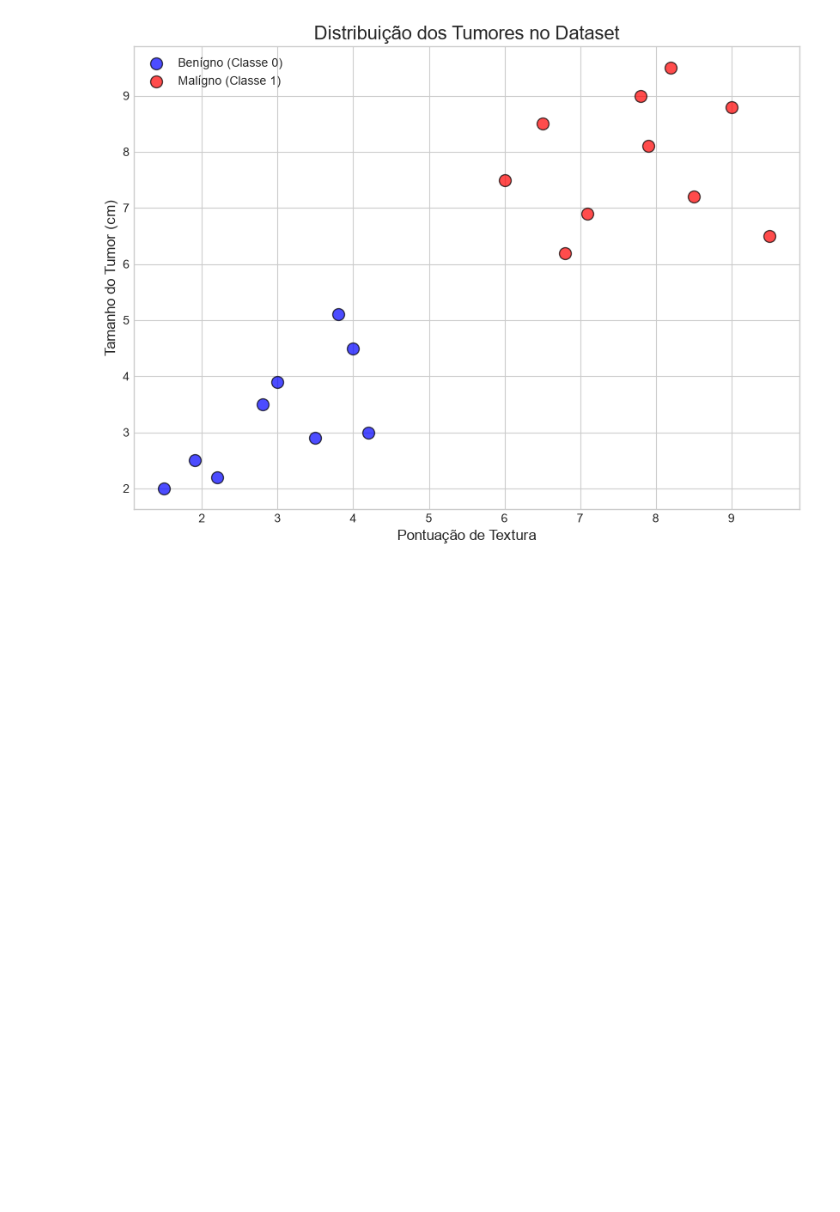
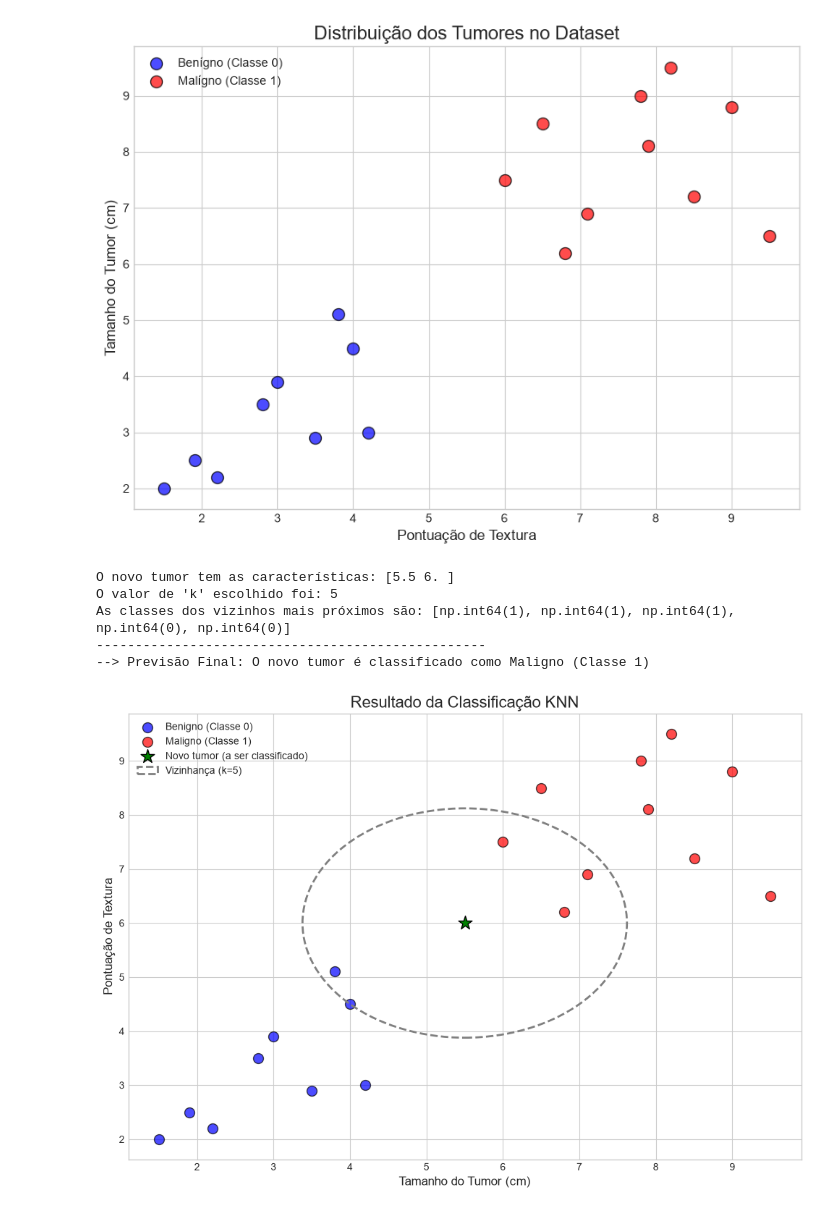
Before and after one commit to BrunoozL/Aprendizagem-De-Maquina, a Jupyter notebook: semana8/knn.ipynb, the cells around one changed output. Saved outputs shown, nothing was run; the diff lists cells and outputs as text; code cells hidden in the pictures; blank space fills up the shorter version.

```diff
--- a/semana8/knn.ipynb
+++ b/semana8/knn.ipynb
@@ -42,0 +87,55 @@ plt.show()
+# %%
+# Ponto que queremos classificar
+novo_tumor = np.array([5.5, 6.0])
+k = 5
+
+# Encontra os vizinhos e faz a previsão
+vizinhos_proximos = encontrar_vizinhos(X_train, y_train, novo_tumor, k)
+previsao_final = prever_classificacao(vizinhos_proximos)
+
+# Mapeia o resultado para um texto explicativo
+resultado_texto = "Benigno" if previsao_final == 0 else "Maligno"
+
+print(f"O novo tumor tem as características: {novo_tumor}")
+print(f"O valor de 'k' escolhido foi: {k}")
+print(f"As classes dos vizinhos mais próximos são: {vizinhos_proximos}")
+print("-" * 50)
+print(f"--> Previsão Final: O novo tumor é classificado como {resultado_texto} (Classe {previsao_final})")
+# %% [output]
+O novo tumor tem as características: [5.5 6. ]
+O valor de 'k' escolhido foi: 5
+As classes dos vizinhos mais próximos são: [np.int64(1), np.int64(1), np.int64(1), np.int64(0), np.int64(0)]
+--------------------------------------------------
+--> Previsão Final: O novo tumor é classificado como Maligno (Classe 1)
+# %%
+fig, ax = plt.subplots(figsize=(12, 8))
+
+# Plotando os pontos de dados de treinamento
+ax.scatter(X_train[y_train == 0, 0], X_train[y_train == 0, 1],
+           c='blue', s=100, edgecolor='k', alpha=0.7, label='Benigno (Classe 0)')
+ax.scatter(X_train[y_train == 1, 0], X_train[y_train == 1, 1],
+           c='red', s=100, edgecolor='k', alpha=0.7, label='Maligno (Classe 1)')
+
+# Plotando o novo ponto de dados a ser classificado
+ax.scatter(novo_tumor[0], novo_tumor[1], c='green', s=200,
+           edgecolor='k', marker='*', label='Novo tumor (a ser classificado)')
+
+# Destaque para os vizinhos mais próximos
+indices_vizinhos = np.argsort([calcular_distancia_euclidiana(p, novo_tumor) for p in X_train])[:k]
+pontos_vizinhos = X_train[indices_vizinhos]
+
+# Desenhando um círculo que engloba os vizinhos
+distancia_maxima = calcular_distancia_euclidiana(novo_tumor, pontos_vizinhos[-1])
+circulo = plt.Circle(novo_tumor, distancia_maxima, color='gray', fill=False,
+                     linestyle='--', linewidth=2, label=f'Vizinhança (k={k})')
+ax.add_artist(circulo)
+
+# Configurações do gráfico
+ax.set_title('Resultado da Classificação KNN', fontsize=16)
+ax.set_xlabel('Tamanho do Tumor (cm)', fontsize=12)
+ax.set_ylabel('Pontuação de Textura', fontsize=12)
+ax.legend(loc='upper left')
+ax.grid(True)
+plt.show()
+# %% [output]
+[figure, added]
```
Also changed, not shown: parts of 2 cells of this notebook, 11 other files.
